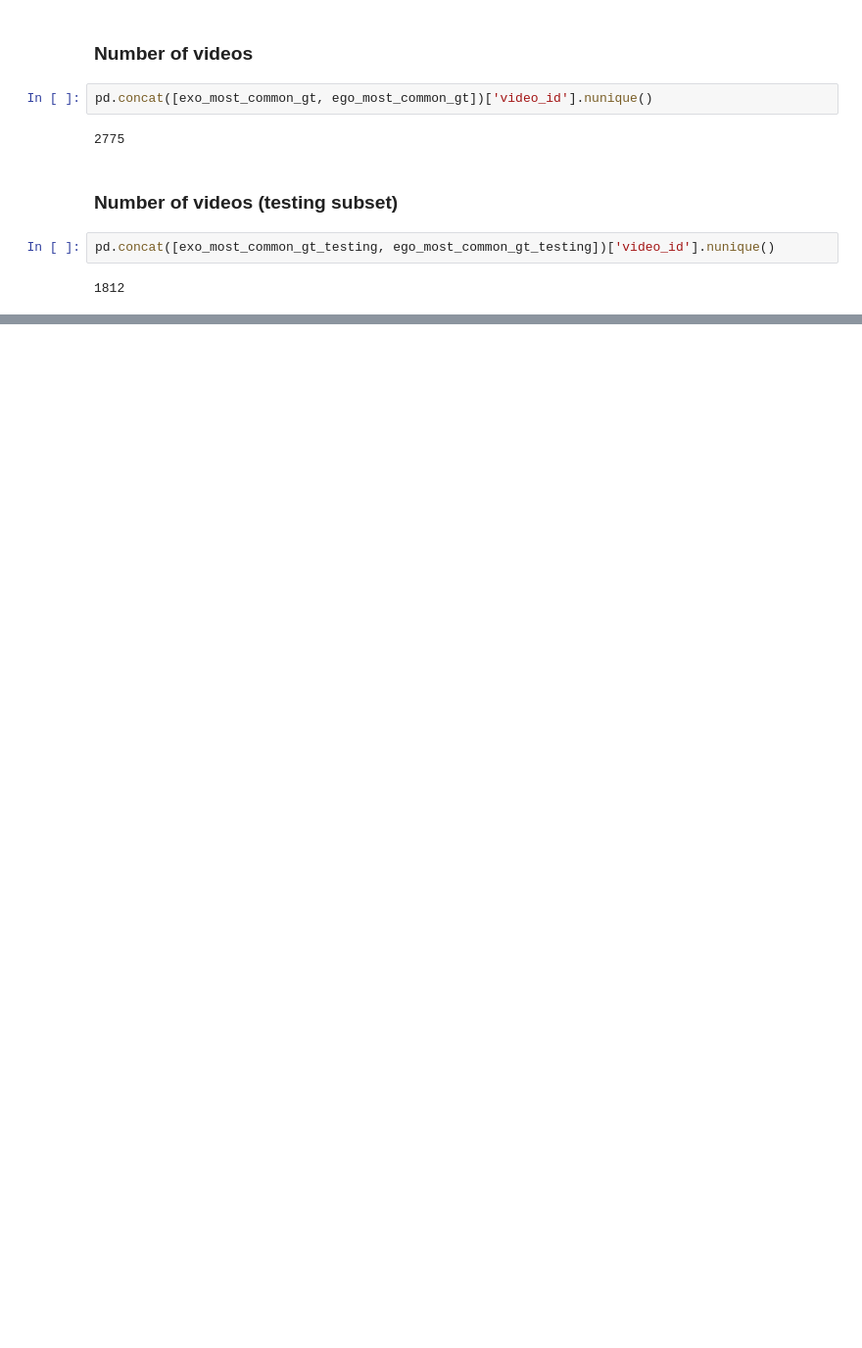
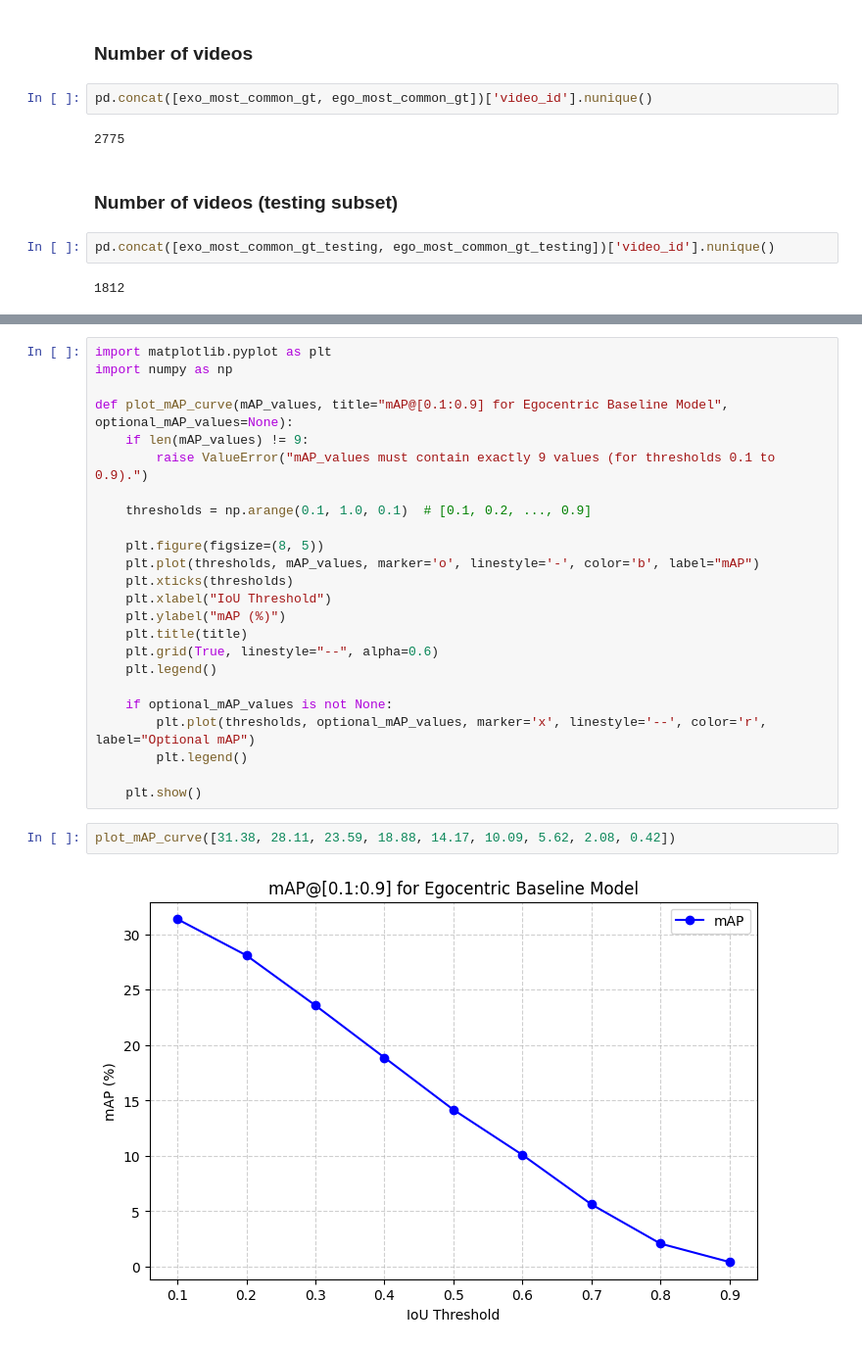
Before and after one commit to dangtna1/THUMOS-14_TAD, a Jupyter notebook: notebooks/charades_complete_exo_ego_wise.ipynb, the cells around one changed output, grey strips where cells are left out. Shown at 98% size. Saved outputs shown, nothing was run; the diff lists cells and outputs as text; blank space fills up the shorter version.

```diff
--- a/notebooks/charades_complete_exo_ego_wise.ipynb
+++ b/notebooks/charades_complete_exo_ego_wise.ipynb
@@ -294,0 +414,28 @@ pd.concat([exo_most_common_gt_testing, ego_most_common_gt_testing])['video_id'].
+# %%
+import matplotlib.pyplot as plt
+import numpy as np
+
+def plot_mAP_curve(mAP_values, title="mAP@[0.1:0.9] for Egocentric Baseline Model", optional_mAP_values=None):
+    if len(mAP_values) != 9:
+        raise ValueError("mAP_values must contain exactly 9 values (for thresholds 0.1 to 0.9).")
+
+    thresholds = np.arange(0.1, 1.0, 0.1)  # [0.1, 0.2, ..., 0.9]
+
+    plt.figure(figsize=(8, 5))
+    plt.plot(thresholds, mAP_values, marker='o', linestyle='-', color='b', label="mAP")
+    plt.xticks(thresholds)
+    plt.xlabel("IoU Threshold")
+    plt.ylabel("mAP (%)")
+    plt.title(title)
+    plt.grid(True, linestyle="--", alpha=0.6)
+    plt.legend()
+
+    if optional_mAP_values is not None:
+        plt.plot(thresholds, optional_mAP_values, marker='x', linestyle='--', color='r', label="Optional mAP")
+        plt.legend()
+
+    plt.show()
+# %%
+plot_mAP_curve([31.38, 28.11, 23.59, 18.88, 14.17, 10.09, 5.62, 2.08, 0.42])
+# %% [output]
+[figure, added]
```
Also changed, not shown: parts of 13 cells of this notebook, 1 other file.
